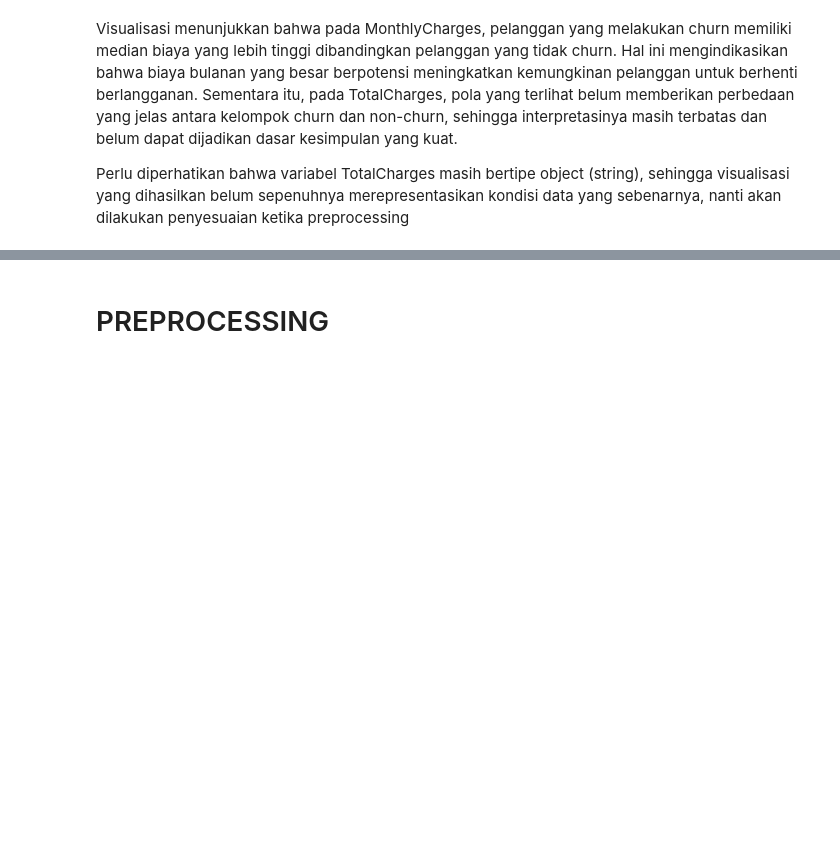
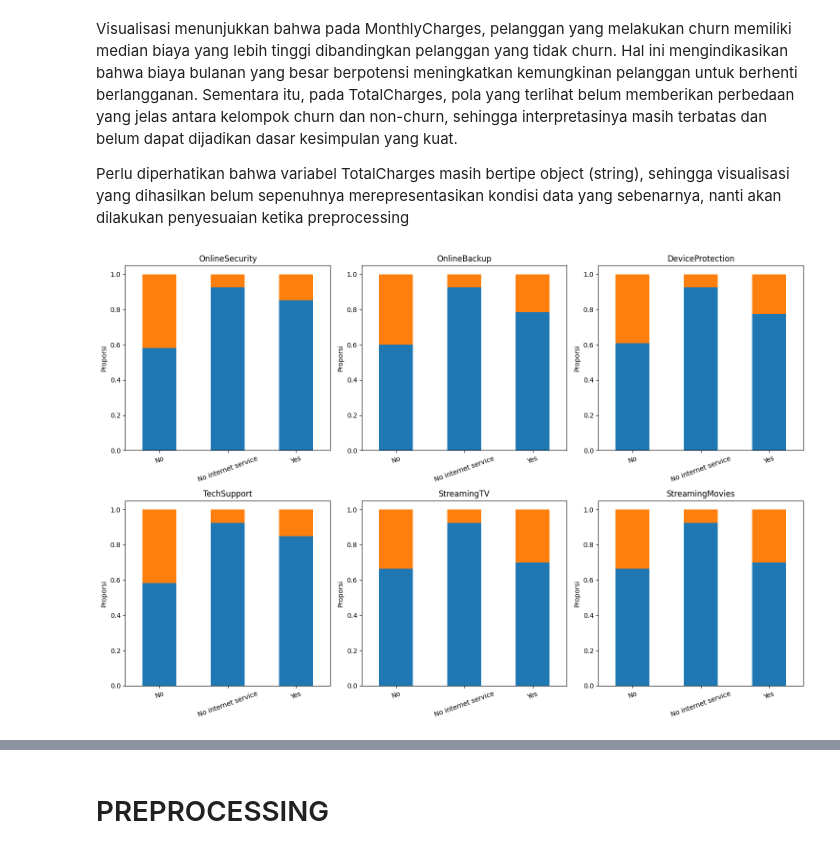
Before and after one commit to PrimaSembiring/telco-costumer-churn, a Jupyter notebook: use_LightGBM.ipynb, the cells around one changed output, grey strips where cells are left out. Saved outputs shown, nothing was run; the diff lists cells and outputs as text; code cells hidden in the pictures; blank space fills up the shorter version.

```diff
--- a/use_LightGBM.ipynb
+++ b/use_LightGBM.ipynb
@@ -170,27 +175,29 @@ Visualisasi menunjukkan bahwa pada MonthlyCharges, pelanggan yang melakukan chur
 
 Perlu diperhatikan bahwa variabel TotalCharges masih bertipe object (string), sehingga visualisasi yang dihasilkan belum sepenuhnya merepresentasikan kondisi data yang sebenarnya, nanti akan dilakukan penyesuaian ketika preprocessing
 # %%
-# # Visualisasi semua jenis layanan yang ada
-# fig, axes = plt.subplots(2, 3, figsize=(15,10))
-# features = ['OnlineSecurity','OnlineBackup','DeviceProtection',
-#             'TechSupport','StreamingTV','StreamingMovies']
+# Visualisasi semua jenis layanan yang ada
+fig, axes = plt.subplots(2, 3, figsize=(15,10))
+features = ['OnlineSecurity','OnlineBackup','DeviceProtection',
+            'TechSupport','StreamingTV','StreamingMovies']
 
-# # fitur total services
-# df['TotalServices'] = df[features].apply(lambda x: (x == 'Yes').sum(), axis=1)
+# fitur total services
+df['TotalServices'] = df[features].apply(lambda x: (x == 'Yes').sum(), axis=1)
 
-# # proporsi Churn untuk tiap fitur
-# for i, col in enumerate(features):
-#     row = i // 3
-#     col_idx = i % 3
+# proporsi Churn untuk tiap fitur
+for i, col in enumerate(features):
+    row = i // 3
+    col_idx = i % 3
 
-#     ct = pd.crosstab(df[col], df['Churn'], normalize='index')
-#     ct.plot(kind='bar', stacked=True, ax=axes[row, col_idx], legend=False)
+    ct = pd.crosstab(df[col], df['Churn'], normalize='index')
+    ct.plot(kind='bar', stacked=True, ax=axes[row, col_idx], legend=False)
 
-#     axes[row, col_idx].set_title(f'{col}')
-#     axes[row, col_idx].set_ylabel('Proporsi')
-#     axes[row, col_idx].set_xlabel('')
-#     axes[row, col_idx].tick_params(axis='x', rotation=20)
+    axes[row, col_idx].set_title(f'{col}')
+    axes[row, col_idx].set_ylabel('Proporsi')
+    axes[row, col_idx].set_xlabel('')
+    axes[row, col_idx].tick_params(axis='x', rotation=20)
 
-# plt.tight_layout()
-# plt.show()
+plt.tight_layout()
+plt.show()
+# %% [output]
+[figure, added]
 # %%
```
Also changed, not shown: parts of 27 cells of this notebook.
